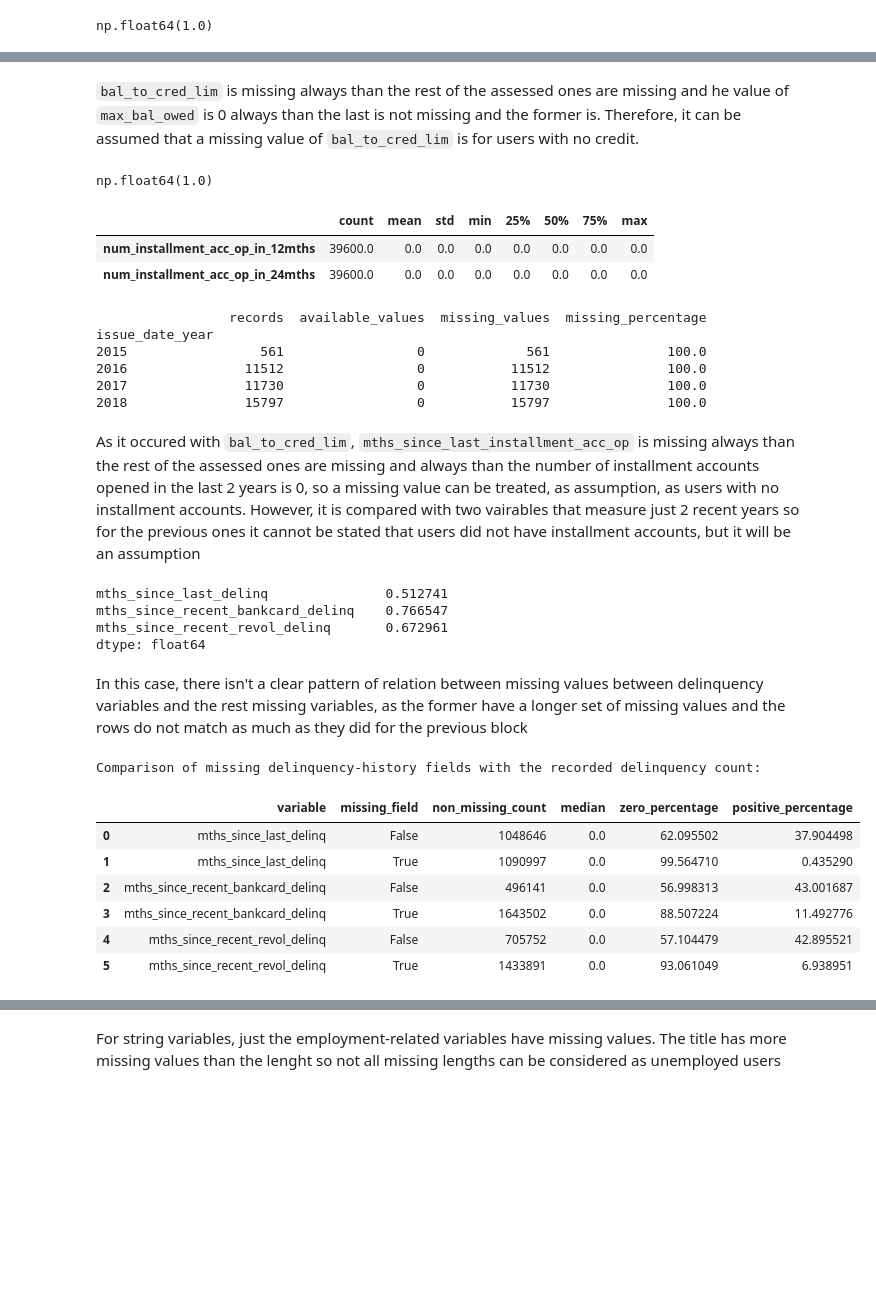
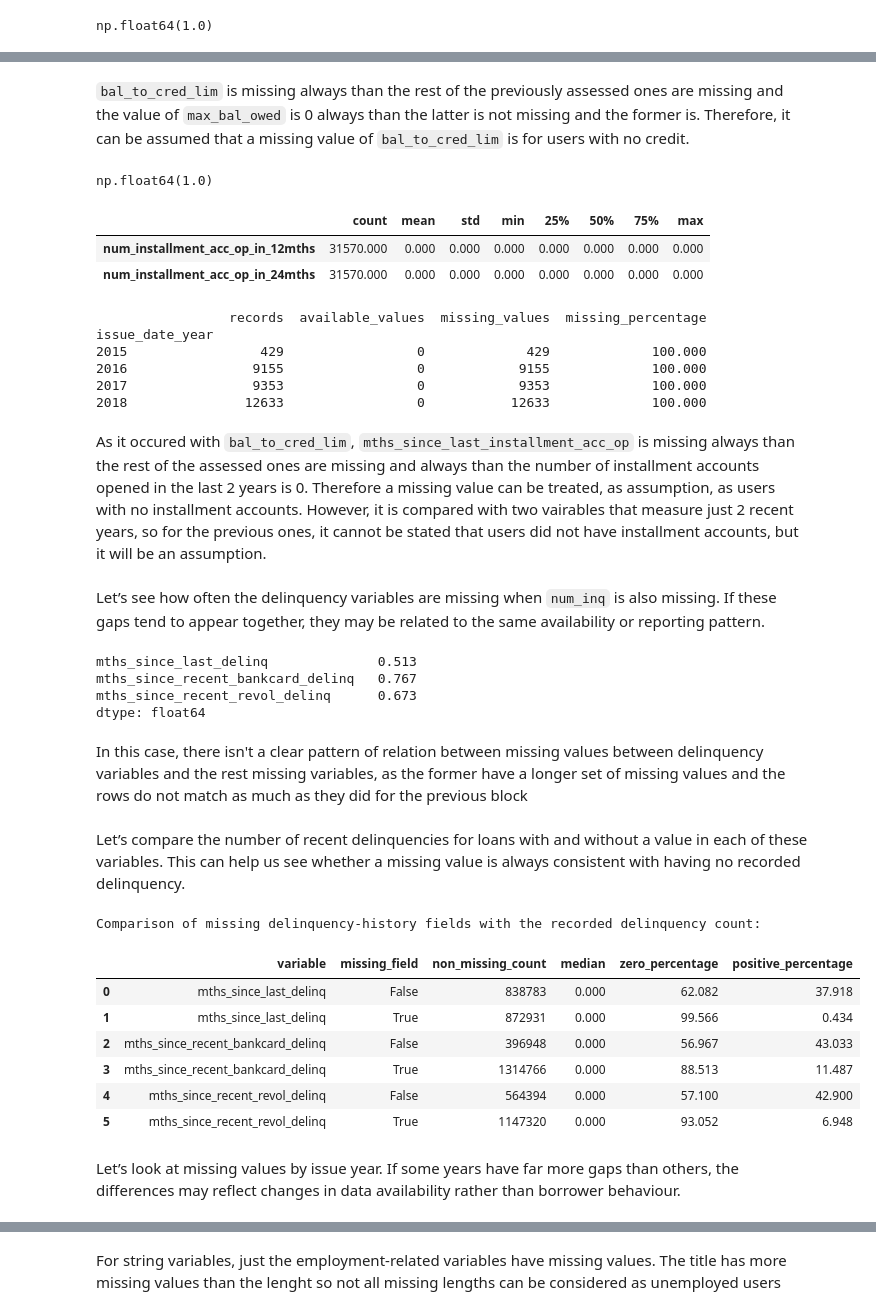
Before and after one commit to zacariasct4/DS_Monthly_Challenges, a Jupyter notebook: 01_expected_credit_loss/main.ipynb, the cells around one changed output, grey strips where cells are left out. Saved outputs shown, nothing was run; the diff lists cells and outputs as text; code cells hidden in the pictures; blank space fills up the shorter version.

```diff
--- a/01_expected_credit_loss/main.ipynb
+++ b/01_expected_credit_loss/main.ipynb
@@ -21,8 +21,11 @@ import numpy as np
 import matplotlib.pyplot as plt
 import seaborn as sns
 
-# Set seed for models
+# CONFIG
 SEED = 42
+TEST_SIZE = 0.2
+
+# Set random seed for reproducibility
 np.random.seed(SEED)
 
 # Set styles
@@ -144,3 +174,13 @@ print("All variables are categorized as string or numeric?", len(string_var) + l
 Number of string variables: 11
 Number of numeric variables: 34
 All variables are categorized as string or numeric? True
+# %%
+# Split data into train and test sets
+from sklearn.model_selection import train_test_split
+
+X_train, X_test, y_train, y_test = train_test_split(X, target, test_size=TEST_SIZE, random_state=SEED, stratify=target)
+y_train, y_test = y_train.values.ravel(), y_test.values.ravel()
+
+print(f"Distribution after splitting into train and test sets with {(1-TEST_SIZE)*100:.0f}/{TEST_SIZE*100:.0f} train/test:")
+for name, y in zip(['Train', 'Test'], [y_train, y_test]):
+    print(f"{name}: {len(y)} samples | default rate: {y.mean() * 100:.2f} %")
@@ -166,6 +237,6 @@ This analysis shows that some of the string variables can be tuned into numeric
 - Some of then are binary, which is easily coded keeping just one variable, whereas other have 3 or 4 possible values, which cane be handled using techniques as OHE
 # %%
 # Checking the number of unique values in numeric variables after removing spaces and converting to lower case
-X["emp_title"] = X["emp_title"].str.lower().str.strip()
-X["emp_title"].nunique()
+X_train["emp_title"] = X_train["emp_title"].str.lower().str.strip()
+X_train["emp_title"].nunique()
 # %% [output]
@@ -428,5 +563,5 @@ max        0.0
 Name: max_bal_owed, dtype: float64
 # %% [markdown]
-`bal_to_cred_lim` is missing always than the rest of the assessed ones are missing and he value of `max_bal_owed` is 0 always than the last is not missing and the former is. Therefore, it can be assumed that a missing value of `bal_to_cred_lim` is for users with no credit.
+`bal_to_cred_lim` is missing always than the rest of the previously assessed ones are missing and the value of `max_bal_owed` is 0 always than the latter is not missing and the former is. Therefore, it can be assumed that a missing value of `bal_to_cred_lim` is for users with no credit.
 # %%
 # Check missing values of mths_since_last_installment_acc_op
@@ -435,17 +570,17 @@ X.loc[mask, 'mths_since_last_installment_acc_op'].isna().mean()
 # %% [output]
 np.float64(1.0)
 # %%
-mask = ~X['num_installment_acc_op_in_24mths'].isna() & X['mths_since_last_installment_acc_op'].isna()
-X[mask][["num_installment_acc_op_in_12mths", "num_installment_acc_op_in_24mths"]].describe().T
+mask = ~X_train['num_installment_acc_op_in_24mths'].isna() & X_train['mths_since_last_installment_acc_op'].isna()
+X_train[mask][["num_installment_acc_op_in_12mths", "num_installment_acc_op_in_24mths"]].describe().T
 # %% [output]
 |  | count | mean | std | min | 25% | 50% | 75% | max |
-| num_installment_acc_op_in_12mths | 39600.0 | 0.0 | 0.0 | 0.0 | 0.0 | 0.0 | 0.0 | 0.0 |
-| num_installment_acc_op_in_24mths | 39600.0 | 0.0 | 0.0 | 0.0 | 0.0 | 0.0 | 0.0 | 0.0 |
+| num_installment_acc_op_in_12mths | 31570.000 | 0.000 | 0.000 | 0.000 | 0.000 | 0.000 | 0.000 | 0.000 |
+| num_installment_acc_op_in_24mths | 31570.000 | 0.000 | 0.000 | 0.000 | 0.000 | 0.000 | 0.000 | 0.000 |
 # %%
 col = "mths_since_last_installment_acc_op"
 
 summary = (
-    X.loc[mask]
+    X_train.loc[mask]
      .groupby("issue_date_year")[col]
      .agg(
          records="size",
@@ -459,12 +594,14 @@ print(summary)
 # %% [output]
                  records  available_values  missing_values  missing_percentage
 issue_date_year
-2015                 561                 0             561               100.0
-2016               11512                 0           11512               100.0
-2017               11730                 0           11730               100.0
-2018               15797                 0           15797               100.0
+2015                 429                 0             429             100.000
+2016                9155                 0            9155             100.000
+2017                9353                 0            9353             100.000
+2018               12633                 0           12633             100.000
 # %% [markdown]
-As it occured with `bal_to_cred_lim`, `mths_since_last_installment_acc_op` is missing always than the rest of the assessed ones are missing and always than the number of installment accounts opened in the last 2 years is 0, so a missing value can be treated, as assumption, as users with no installment accounts. However, it is compared with two vairables that measure just 2 recent years so for the previous ones it cannot be stated that users did not have installment accounts, but it will be an assumption
+As it occured with `bal_to_cred_lim`, `mths_since_last_installment_acc_op` is missing always than the rest of the assessed ones are missing and always than the number of installment accounts opened in the last 2 years is 0. Therefore a missing value can be treated, as assumption, as users with no installment accounts. However, it is compared with two vairables that measure just 2 recent years, so for the previous ones, it cannot be stated that users did not have installment accounts, but it will be an assumption.
+# %% [markdown]
+Let’s see how often the delinquency variables are missing when `num_inq` is also missing. If these gaps tend to appear together, they may be related to the same availability or reporting pattern.
 # %%
 # Check missing values of delinquency-history fields with the recorded delinquency count
 delinq_month_vars = [
@@ -473,48 +610,52 @@ delinq_month_vars = [
     "mths_since_recent_revol_delinq",
 ]
 
-mask = X['num_inq'].isna()
-X.loc[mask, delinq_month_vars].isna().mean()
+mask = X_train['num_inq'].isna()
+X_train.loc[mask, delinq_month_vars].isna().mean()
 # %% [output]
-mths_since_last_delinq               0.512741
-mths_since_recent_bankcard_delinq    0.766547
-mths_since_recent_revol_delinq       0.672961
+mths_since_last_delinq              0.513
+mths_since_recent_bankcard_delinq   0.767
+mths_since_recent_revol_delinq      0.673
 dtype: float64
 # %% [markdown]
 In this case, there isn't a clear pattern of relation between missing values between delinquency variables and the rest missing variables, as the former have a longer set of missing values and the rows do not match as much as they did for the previous block
+# %% [markdown]
+Let’s compare the number of recent delinquencies for loans with and without a value in each of these variables. This can help us see whether a missing value is always consistent with having no recorded delinquency.
 # %%
 # Compare missing delinquency-history fields with the recorded delinquency count
 count_col = "num_30+_delinq_in_2yrs"
 
 results = []
 
 for variable in delinq_month_vars:
     comparison = (
-        X.assign(missing_field=X[variable].isna())
+        X_train.assign(missing_field=X_train[variable].isna())
          .groupby("missing_field")[count_col]
          .agg(
              non_missing_count="count",
              median="median",
              zero_percentage=lambda s: s.dropna().eq(0).mean() * 100,
              positive_percentage=lambda s: s.dropna().gt(0).mean() * 100
          )
          .reset_index()
     )
     comparison.insert(0, "variable", variable)
     results.append(comparison)
 
 print("Comparison of missing delinquency-history fields with the recorded delinquency count:")
 delinq_comparison = pd.concat(results, ignore_index=True)
 delinq_comparison
 # %% [output]
 Comparison of missing delinquency-history fields with the recorded delinquency count:
 |  | variable | missing_field | non_missing_count | median | zero_percentage | positive_percentage |
-| 0 | mths_since_last_delinq | False | 1048646 | 0.0 | 62.095502 | 37.904498 |
-| 1 | mths_since_last_delinq | True | 1090997 | 0.0 | 99.564710 | 0.435290 |
-| 2 | mths_since_recent_bankcard_delinq | False | 496141 | 0.0 | 56.998313 | 43.001687 |
-| 3 | mths_since_recent_bankcard_delinq | True | 1643502 | 0.0 | 88.507224 | 11.492776 |
-| 4 | mths_since_recent_revol_delinq | False | 705752 | 0.0 | 57.104479 | 42.895521 |
-| 5 | mths_since_recent_revol_delinq | True | 1433891 | 0.0 | 93.061049 | 6.938951 |
+| 0 | mths_since_last_delinq | False | 838783 | 0.000 | 62.082 | 37.918 |
+| 1 | mths_since_last_delinq | True | 872931 | 0.000 | 99.566 | 0.434 |
+| 2 | mths_since_recent_bankcard_delinq | False | 396948 | 0.000 | 56.967 | 43.033 |
+| 3 | mths_since_recent_bankcard_delinq | True | 1314766 | 0.000 | 88.513 | 11.487 |
+| 4 | mths_since_recent_revol_delinq | False | 564394 | 0.000 | 57.100 | 42.900 |
+| 5 | mths_since_recent_revol_delinq | True | 1147320 | 0.000 | 93.052 | 6.948 |
+# %% [markdown]
+Let’s look at missing values by issue year. If some years have far more gaps than others, the differences may reflect changes in data availability rather than borrower behaviour.
 # %%
 # Check whether delinquency-field missingness varies by loan issue year
 missing_by_year = (
```
Also changed, not shown: parts of 92 cells of this notebook, 2 other files.
